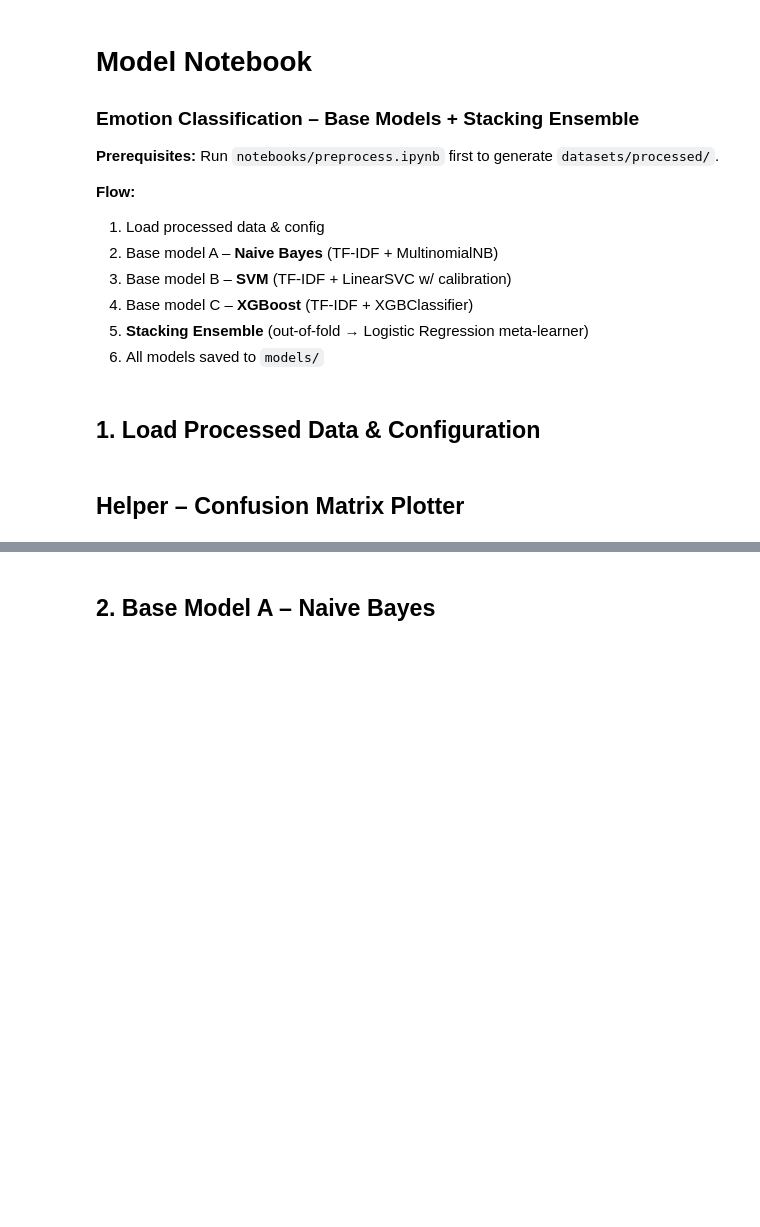
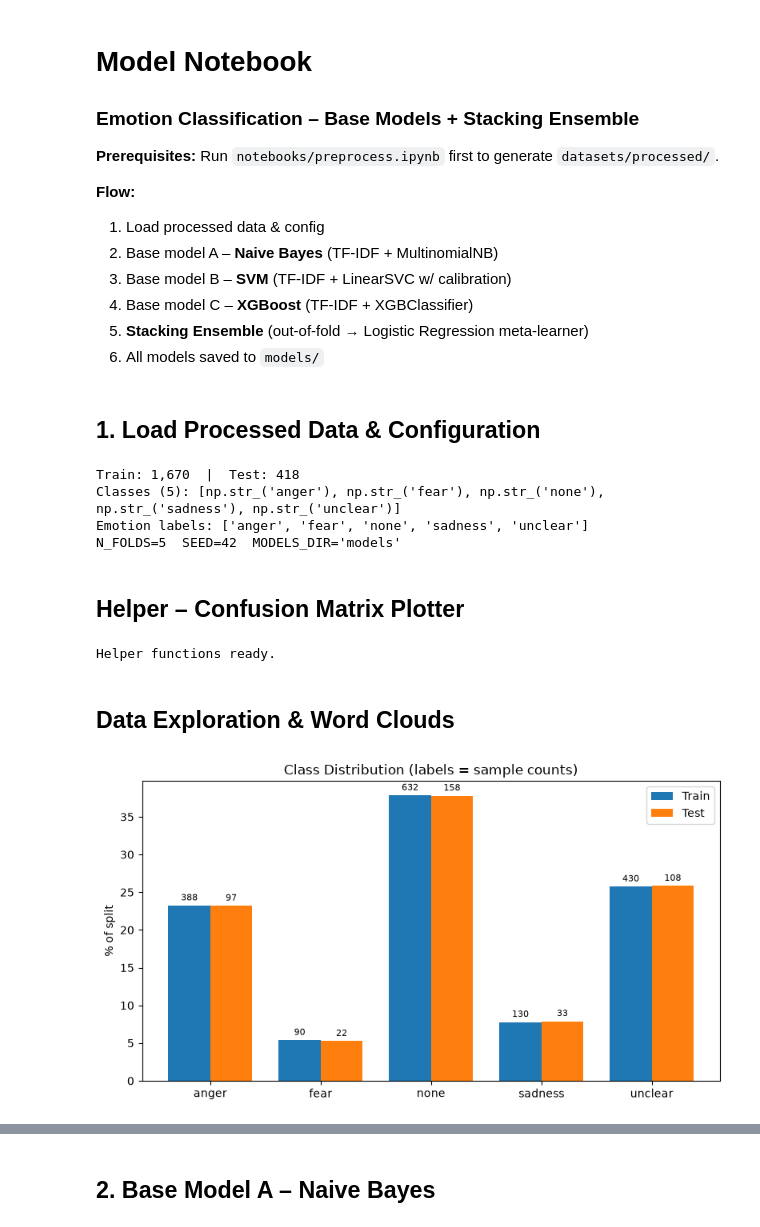
Before and after one commit to WilsonnnTan/ML, a Jupyter notebook: notebooks/model.ipynb, the cells around one changed output, grey strips where cells are left out. Cells and saved outputs as stored; diff of their text form; code cells hidden in the pictures; blank space fills up the shorter version.

Commit message:
up train data directly

```diff
--- a/notebooks/model.ipynb
+++ b/notebooks/model.ipynb
@@ -21,7 +21,7 @@ import matplotlib
 from sklearn.preprocessing import LabelEncoder
 
 # ---- Load config written by preprocess.ipynb ----
-PROCESSED_DIR = os.path.join("datasets", "processed")
+PROCESSED_DIR = os.path.join("../datasets", "processed")
 with open(os.path.join(PROCESSED_DIR, "config.json")) as f:
     cfg = json.load(f)
 
@@ -47,6 +47,11 @@ print(f"Train: {len(X_train):,}  |  Test: {len(X_test):,}")
 print(f"Classes ({K}):", list(le.classes_))
 print(f"Emotion labels: {EMOTION_LABELS}")
 print(f"N_FOLDS={N_FOLDS}  SEED={SEED}  MODELS_DIR='{MODELS_DIR}'")
+# %% [output]
+Train: 1,670  |  Test: 418
+Classes (5): [np.str_('anger'), np.str_('fear'), np.str_('none'), np.str_('sadness'), np.str_('unclear')]
+Emotion labels: ['anger', 'fear', 'none', 'sadness', 'unclear']
+N_FOLDS=5  SEED=42  MODELS_DIR='models'
 # %% [markdown]
 ## Helper – Confusion Matrix Plotter
 # %%
@@ -88,3 +93,44 @@ def evaluate(name, y_true, y_pred):
     plot_confusion_matrix(y_true, y_pred, title=f"Confusion Matrix – {name}")
 
 print("Helper functions ready.")
+# %% [output]
+Helper functions ready.
+# %% [markdown]
+## Data Exploration & Word Clouds
+# %%
+import os
+import pandas as pd
+from collections import Counter
+from wordcloud import WordCloud, STOPWORDS
+
+FIG_DIR = "figures"
+os.makedirs(FIG_DIR, exist_ok=True)
+
+def save_fig(name):
+    plt.savefig(os.path.join(FIG_DIR, f"{name}.png"), dpi=150, bbox_inches="tight")
+
+CLASS_NAMES = [str(c) for c in le.classes_]
+texts_train = [str(t) for t in X_train]
+texts_test  = [str(t) for t in X_test]
+
+# Add your own stop-words here (e.g. Indonesian ones) if the clouds are dominated by filler words
+EXTRA_STOPWORDS = set()
+STOP = set(STOPWORDS) | EXTRA_STOPWORDS
+
+# ---- Class distribution (train vs test) ----
+train_counts = np.bincount(y_train, minlength=K)
+test_counts  = np.bincount(y_test,  minlength=K)
+
+fig, ax = plt.subplots(figsize=(8, 4.5))
+x = np.arange(K); w = 0.38
+b1 = ax.bar(x - w/2, train_counts / train_counts.sum() * 100, w, label="Train")
+b2 = ax.bar(x + w/2, test_counts  / test_counts.sum()  * 100, w, label="Test")
+for bars, cnt in ((b1, train_counts), (b2, test_counts)):
+    for rect, c in zip(bars, cnt):
+        ax.text(rect.get_x() + rect.get_width()/2, rect.get_height() + 0.4, str(c),
+                ha="center", va="bottom", fontsize=8)
+ax.set_xticks(x); ax.set_xticklabels(CLASS_NAMES)
+ax.set_ylabel("% of split"); ax.set_title("Class Distribution (labels = sample counts)")
+ax.legend(); plt.tight_layout(); save_fig("class_distribution"); plt.show()
+# %% [output]
+[figure, added]
```
Also changed, not shown: parts of 19 cells of this notebook, 25 other files.
